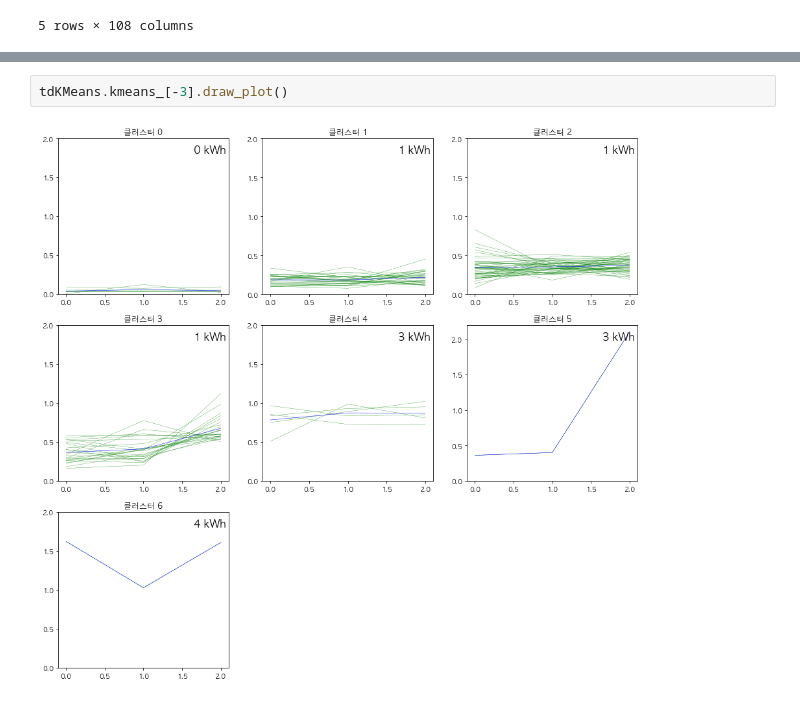
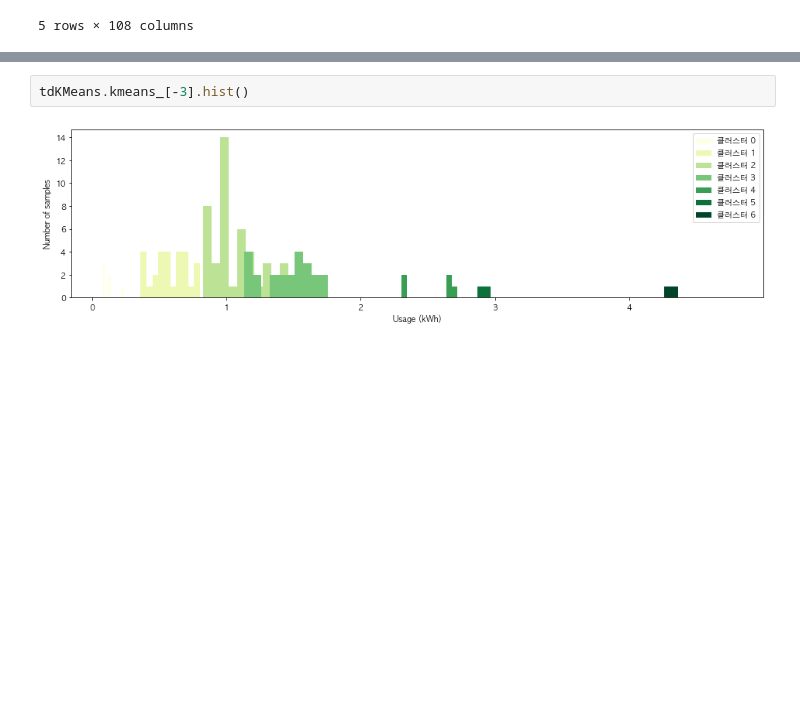
Before and after one commit to formegusto/distribution-public-fee, a Jupyter notebook: pt5. Time Division KMeans Renewer.ipynb, the cells around one changed output, grey strips where cells are left out. Saved outputs shown, nothing was run; the diff lists cells and outputs as text; blank space fills up the shorter version.

```diff
--- a/pt5. Time Division KMeans Renewer.ipynb
+++ b/pt5. Time Division KMeans Renewer.ipynb
@@ -89,6 +89,6 @@ tdKMeans.kmeans_run()
 241/248 - ECV:87%
 248/248 - ECV:86%
 # %%
-tdKMeans.kmeans_[-3].draw_plot()
+tdKMeans.kmeans_[-3].hist()
 # %% [output]
-[figure, old version]
+[figure, new version]
```
Also changed, not shown: parts of 7 cells of this notebook, 2 other files.
